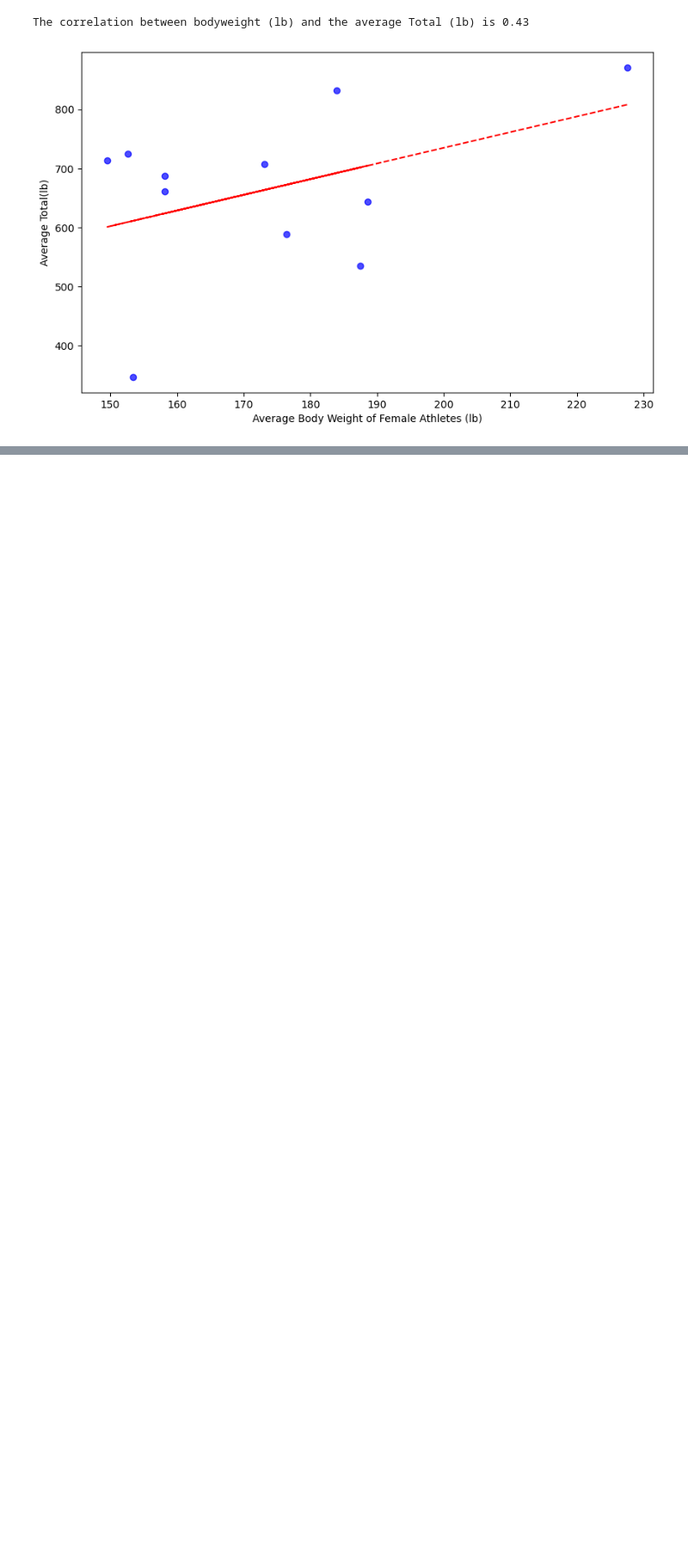
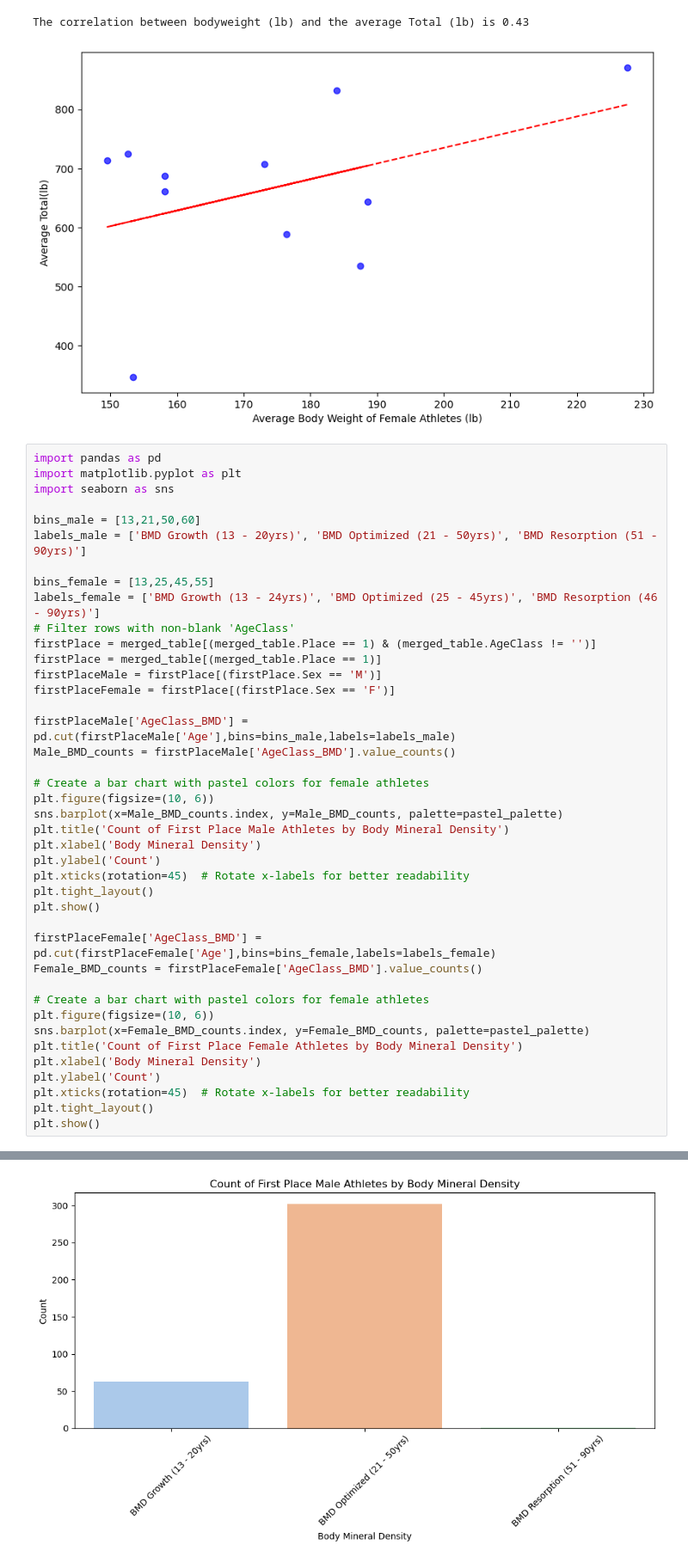
Before and after one commit to say917/Project_Powerlift, a Jupyter notebook: merged_test_v6.ipynb, the cells around one changed output, grey strips where cells are left out. Shown at 86% size. Cells and saved outputs as stored; diff of their text form; blank space fills up the shorter version.

```diff
--- a/merged_test_v6.ipynb
+++ b/merged_test_v6.ipynb
@@ -833,3 +833,45 @@ plt.show()
 # %% [output]
 The correlation between bodyweight (lb) and the average Total (lb) is 0.43
 [figure]
+# %%
+import pandas as pd
+import matplotlib.pyplot as plt
+import seaborn as sns
+
+bins_male = [13,21,50,60]
+labels_male = ['BMD Growth (13 - 20yrs)', 'BMD Optimized (21 - 50yrs)', 'BMD Resorption (51 - 90yrs)']
+
+bins_female = [13,25,45,55]
+labels_female = ['BMD Growth (13 - 24yrs)', 'BMD Optimized (25 - 45yrs)', 'BMD Resorption (46 - 90yrs)']
+# Filter rows with non-blank 'AgeClass'
+firstPlace = merged_table[(merged_table.Place == 1) & (merged_table.AgeClass != '')]
+firstPlace = merged_table[(merged_table.Place == 1)]
+firstPlaceMale = firstPlace[(firstPlace.Sex == 'M')]
+firstPlaceFemale = firstPlace[(firstPlace.Sex == 'F')]
+
+firstPlaceMale['AgeClass_BMD'] = pd.cut(firstPlaceMale['Age'],bins=bins_male,labels=labels_male)
+Male_BMD_counts = firstPlaceMale['AgeClass_BMD'].value_counts()
+
+# Create a bar chart with pastel colors for female athletes
+plt.figure(figsize=(10, 6))
+sns.barplot(x=Male_BMD_counts.index, y=Male_BMD_counts, palette=pastel_palette)
+plt.title('Count of First Place Male Athletes by Body Mineral Density')
+plt.xlabel('Body Mineral Density')
+plt.ylabel('Count')
+plt.xticks(rotation=45)  # Rotate x-labels for better readability
+plt.tight_layout()
+plt.show()
+
+firstPlaceFemale['AgeClass_BMD'] = pd.cut(firstPlaceFemale['Age'],bins=bins_female,labels=labels_female)
+Female_BMD_counts = firstPlaceFemale['AgeClass_BMD'].value_counts()
+
+# Create a bar chart with pastel colors for female athletes
+plt.figure(figsize=(10, 6))
+sns.barplot(x=Female_BMD_counts.index, y=Female_BMD_counts, palette=pastel_palette)
+plt.title('Count of First Place Female Athletes by Body Mineral Density')
+plt.xlabel('Body Mineral Density')
+plt.ylabel('Count')
+plt.xticks(rotation=45)  # Rotate x-labels for better readability
+plt.tight_layout()
+plt.show()
+# %% [output]
@@ -835,0 +883 @@ The correlation between bodyweight (lb) and the average Total (lb) is 0.43
+[figure, added]
```
Also changed, not shown: parts of 1 cell of this notebook, 1 other file.
